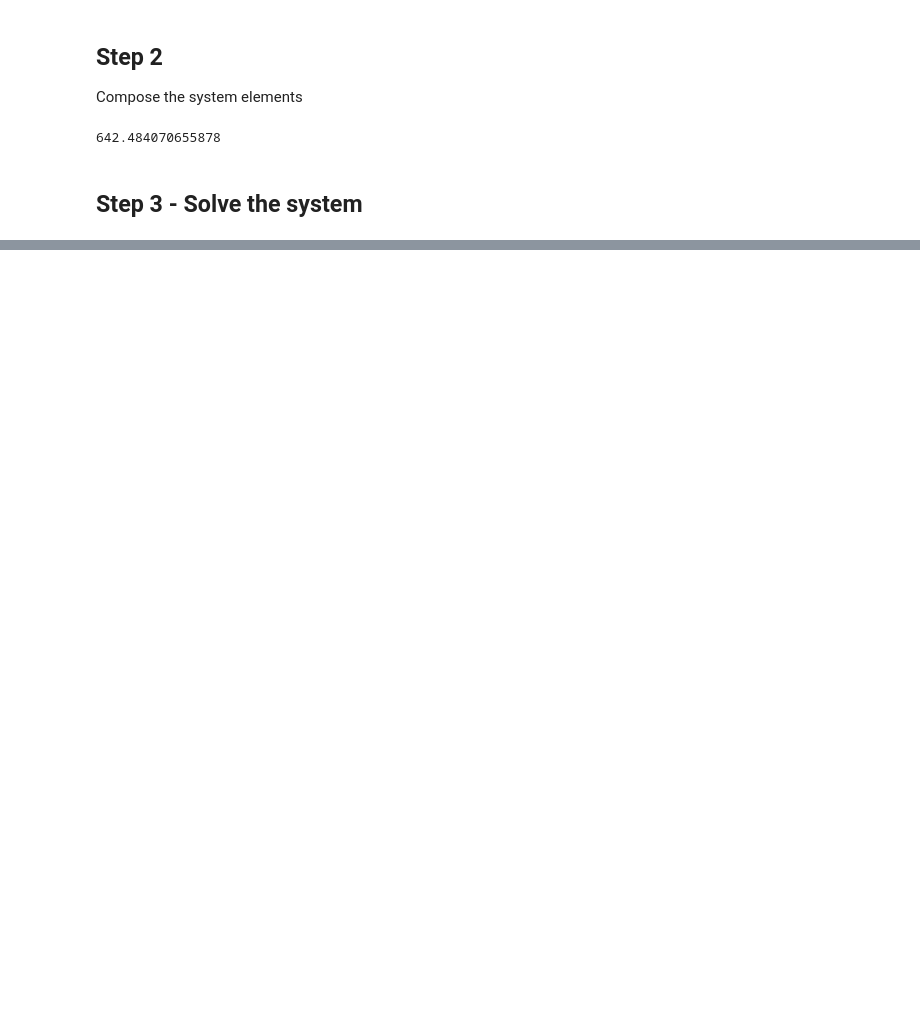
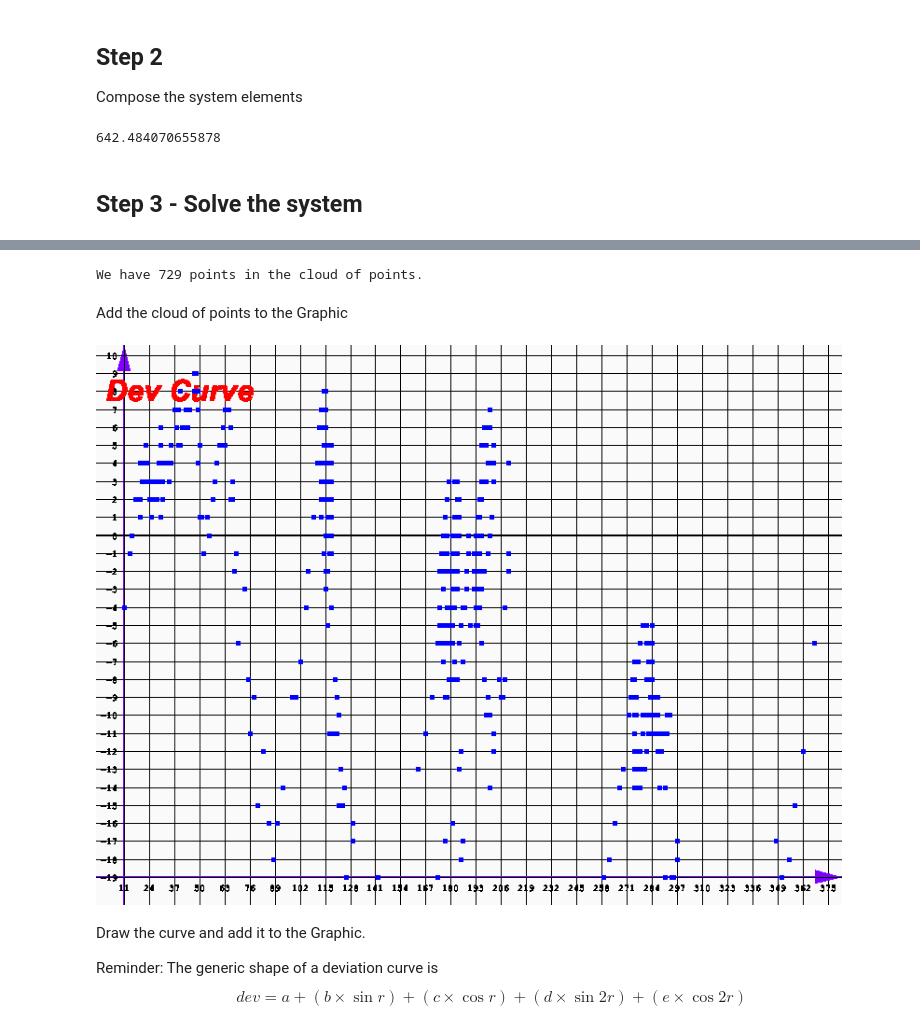
Before and after one commit to OlivierLD/ROB, a Jupyter notebook: raspberry-sailor/Swing/Deviation-Tool/notebooks/LogfileToDeviation.ipynb, the cells around one changed output, grey strips where cells are left out. Cells and saved outputs as stored; diff of their text form; code cells hidden in the pictures; blank space fills up the shorter version.

Commit message:
Added graphics

```diff
--- a/raspberry-sailor/Swing/Deviation-Tool/notebooks/LogfileToDeviation.ipynb
+++ b/raspberry-sailor/Swing/Deviation-Tool/notebooks/LogfileToDeviation.ipynb
@@ -259,0 +286,29 @@ java.io.PrintStream@783ba1d
+# %%
+System.out.println(String.format("We have %d points in the cloud of points.", pointCloud.size()));
+pointCloud.stream()
+          .filter(pt -> Math.abs(pt.dev) < maxDev)
+          .forEach(point -> {
+    cloudVectors.add(new VectorUtils.Vector2D(point.getHdm(), point.getDev()));
+});
+# %% [output]
+We have 729 points in the cloud of points.
+# %% [markdown]
+Add the cloud of points to the Graphic
+# %%
+WhiteBoardPanel.DataSerie pointSerie = new WhiteBoardPanel.DataSerie()
+                            .data(cloudVectors)
+                            .graphicType(WhiteBoardPanel.GraphicType.POINTS)
+                            .circleDiam(6)
+                            .color(Color.BLUE);
+whiteBoard.addSerie(pointSerie);
+# %%
+whiteBoard.getImage(); // This is for a Notebook
+# %% [output]
+[figure, added]
+# %% [markdown]
+Draw the curve and add it to the Graphic.
+
+Reminder: The generic shape of a deviation curve is
+$$
+dev = a + (b \times \sin r) + (c \times \cos r) + (d \times \sin 2r) + (e \times \cos 2r)
+$$
```
Also changed, not shown: parts of 13 cells of this notebook, 1 other file.
